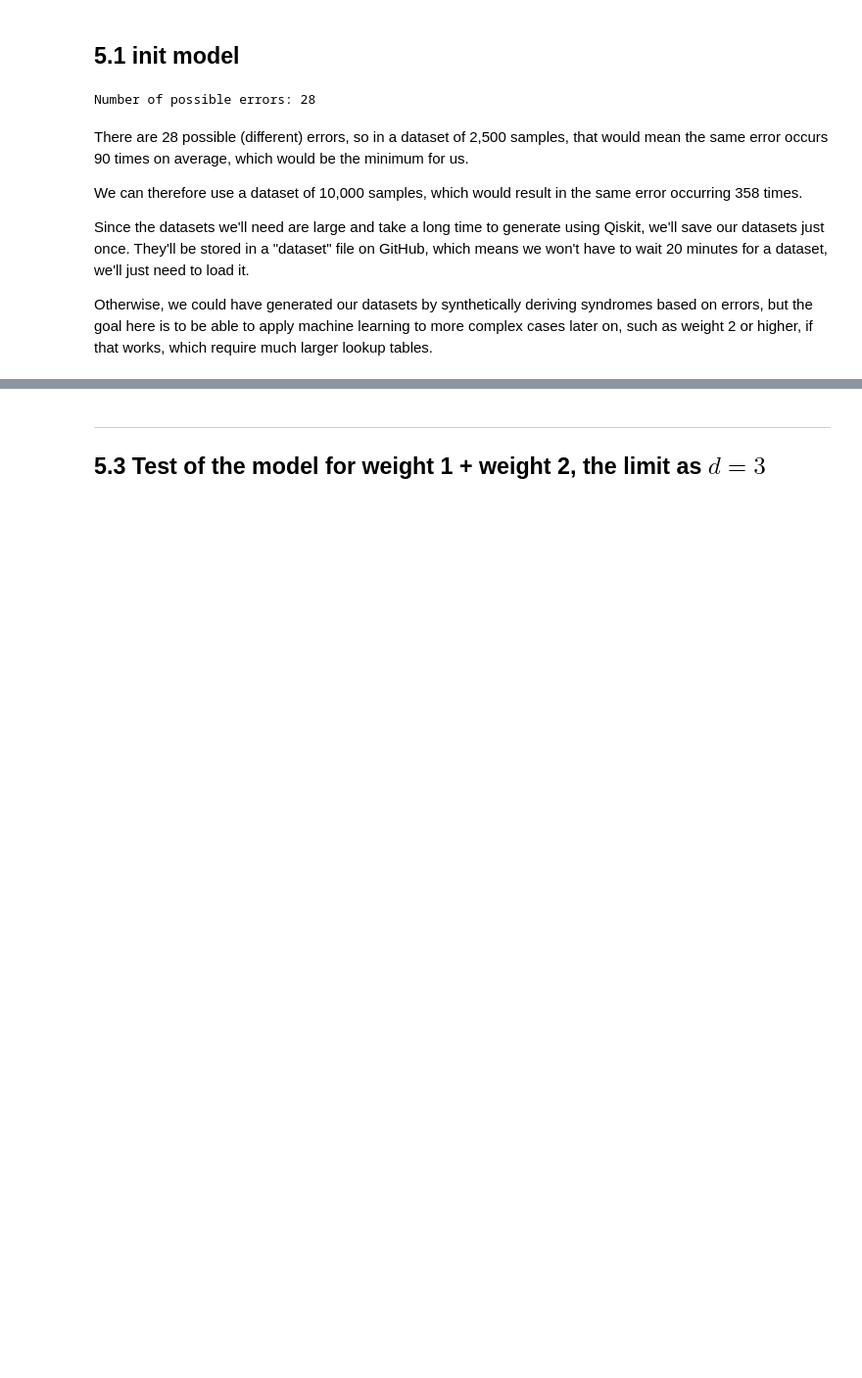
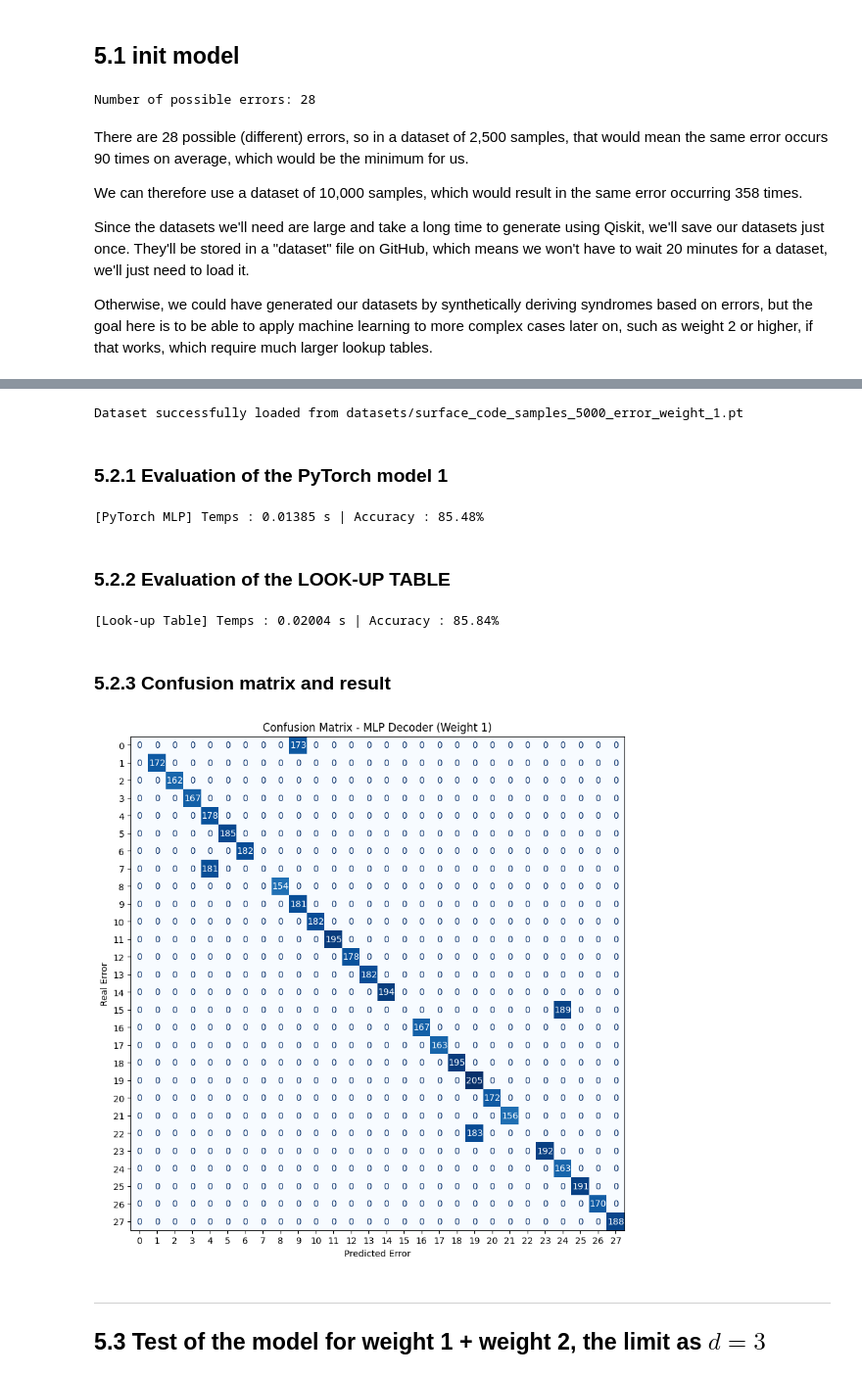
Before and after one commit to TheoHUETQC/surface-code, a Jupyter notebook: machine_learning_decoder_for_surface_codes.ipynb, the cells around one changed output, grey strips where cells are left out. Shown at 98% size. Drawn from its saved outputs; the diff is of its cells as text; code cells hidden in the pictures; blank space fills up the shorter version.

Commit message:
feat: test the model 1, compare with LUT, confusion matrix

```diff
--- a/machine_learning_decoder_for_surface_codes.ipynb
+++ b/machine_learning_decoder_for_surface_codes.ipynb
@@ -304,0 +338,2 @@ Dataset successfully loaded from dataset_weight_1.pt
+# %%
+data_train_1 = load_dataset(samples=10000, weight=1)
@@ -333,3 +380,67 @@ Accuracy, time (Inference Latency), confusion matrix
+# %%
+data_test_1 = load_dataset(samples=5000, weight=1)
+# %% [output]
+Dataset successfully loaded from datasets/surface_code_samples_5000_error_weight_1.pt
+# %%
+X_test, y_test = data_test_1.dataset[:]
+
+X_np = X_test.numpy()
+y_true = y_test.numpy()
+# %% [markdown]
+### 5.2.1 Evaluation of the PyTorch model 1
+# %%
+import time
+
+model_1.eval()  # Evaluation mode (disables dropout/batchnorm if present)
+with torch.no_grad():
+  start_time_mlp = time.perf_counter()
+  outputs = model_1(X_test)
+  _, y_pred_mlp = torch.max(outputs, dim=1)
+  end_time_mlp = time.perf_counter()
+
+latency_mlp = end_time_mlp - start_time_mlp
+y_pred_mlp_np = y_pred_mlp.numpy()
+accuracy_mlp = (y_pred_mlp_np == y_true).mean() * 100
+
+print(f"[PyTorch MLP] Temps : {latency_mlp:.5f} s | Accuracy : {accuracy_mlp:.2f}%")
+# %% [output]
+[PyTorch MLP] Temps : 0.01385 s | Accuracy : 85.48%
+# %% [markdown]
+### 5.2.2 Evaluation of the LOOK-UP TABLE
+# %%
+start_time_lut = time.perf_counter()
+
+y_pred_lut = []
+for row in X_np:
+  pred_class = tensor_syndrom_to_error_idx(row, possible_errors_1)
+  y_pred_lut.append(pred_class)
+
+end_time_lut = time.perf_counter()
+latency_lut = end_time_lut - start_time_lut
+
+y_pred_lut_np = np.array(y_pred_lut)
+accuracy_lut = (y_pred_lut_np == y_true).mean() * 100
+
+print(f"[Look-up Table] Temps : {latency_lut:.5f} s | Accuracy : {accuracy_lut:.2f}%")
+# %% [output]
+[Look-up Table] Temps : 0.02004 s | Accuracy : 85.84%
+# %% [markdown]
+### 5.2.3 Confusion matrix and result
+# %%
+from sklearn.metrics import confusion_matrix, ConfusionMatrixDisplay
+import matplotlib.pyplot as plt
+
+cm = confusion_matrix(y_true, y_pred_mlp_np)
+
+fig, ax = plt.subplots(figsize=(10, 10))
+disp = ConfusionMatrixDisplay(confusion_matrix=cm)
+disp.plot(ax=ax, cmap=plt.cm.Blues, colorbar=False)
+plt.title("Confusion Matrix - MLP Decoder (Weight 1)")
+plt.xlabel("Predicted Error")
+plt.ylabel("Real Error")
+plt.show()
+# %% [output]
+[figure, added]
 # %% [markdown]
 ---
 
```
Also changed, not shown: parts of 18 cells of this notebook.
